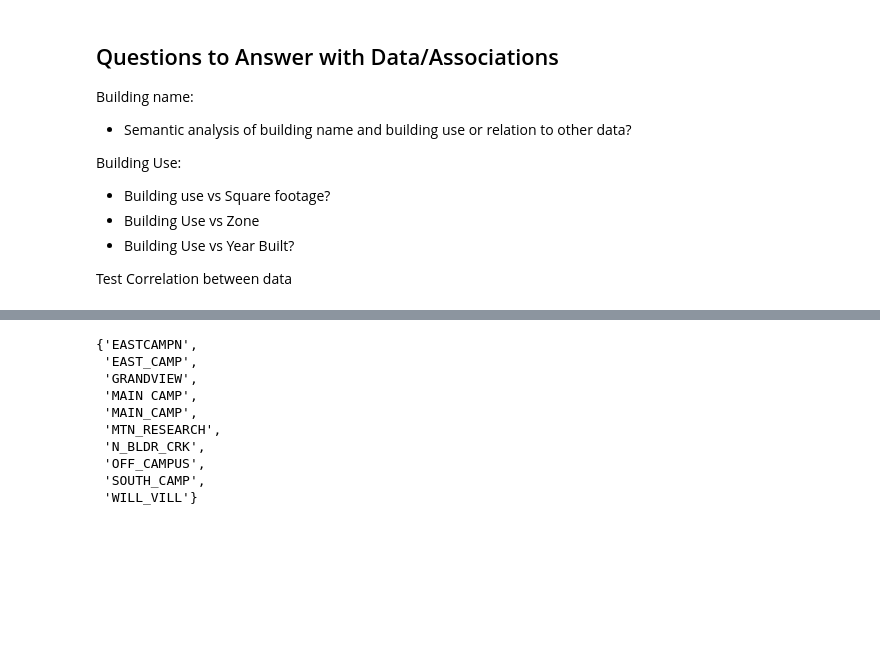
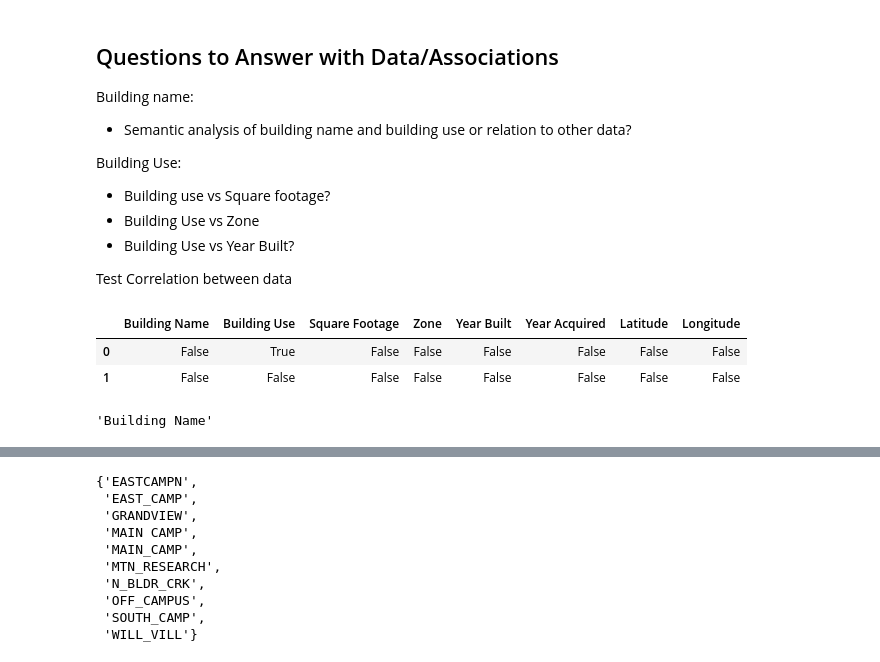
Before and after one commit to DTAlemayehu01/buffalization-data-challenge-2026, a Jupyter notebook: data_visuals.ipynb, the cells around one changed output, grey strips where cells are left out. Drawn from its saved outputs; the diff is of its cells as text; code cells hidden in the pictures; blank space fills up the shorter version.

```diff
--- a/data_visuals.ipynb
+++ b/data_visuals.ipynb
@@ -19,4 +24,14 @@ Building Use:
 - Building Use vs Year Built?
 
 Test Correlation between data
+# %%
+df.loc[np.array([0,1])] == df.iloc[0,1]
+# %% [output]
+|  | Building Name | Building Use | Square Footage | Zone | Year Built | Year Acquired | Latitude | Longitude |
+| 0 | False | True | False | False | False | False | False | False |
+| 1 | False | False | False | False | False | False | False | False |
+# %%
+df.columns[0]
+# %% [output]
+'Building Name'
 # %%
```
Also changed, not shown: parts of 4 cells of this notebook, 2 other files.
